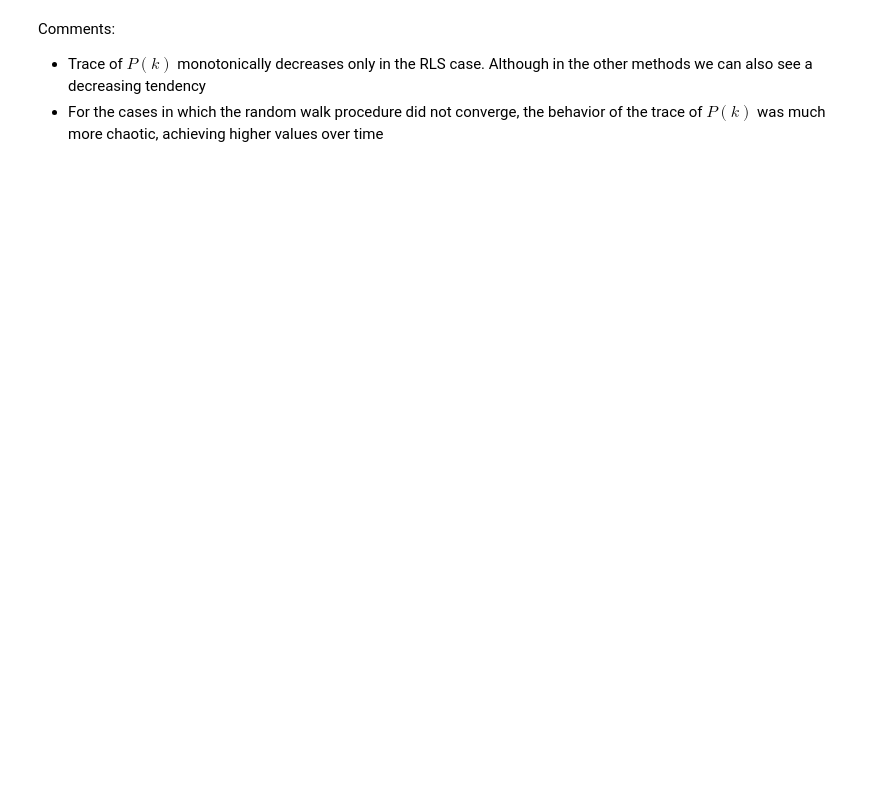
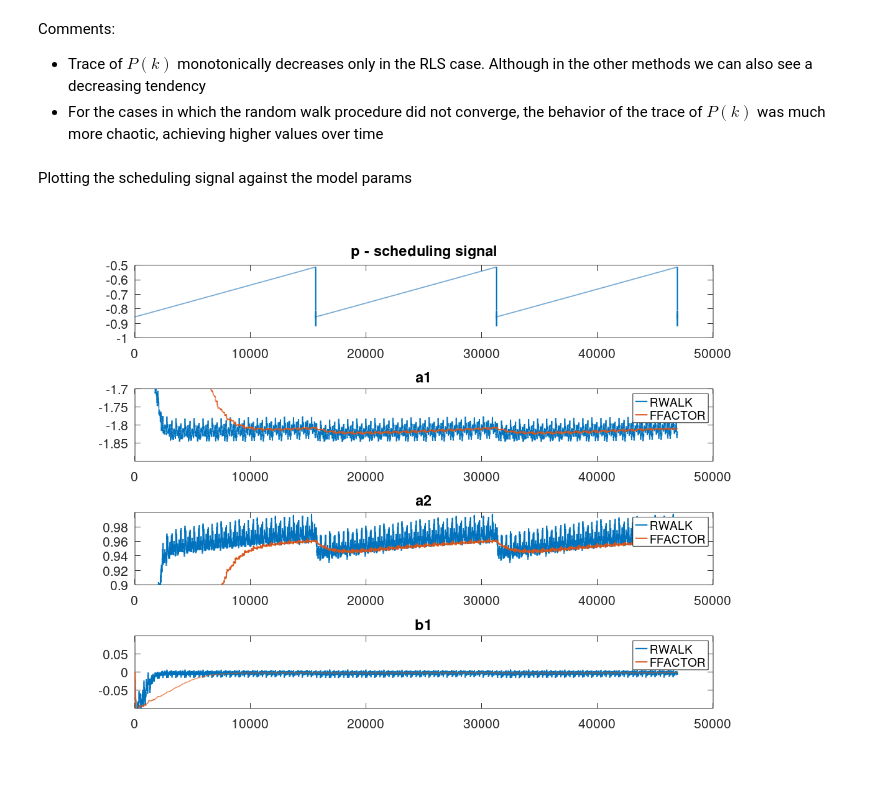
Before and after one commit to felipecostapereira/MEC2015_SYSTEM_IDENTIFICATION, a Jupyter notebook: Work_04/SYS_ID_04_RLS_ACT02_Felipe.ipynb, the cells around one changed output. Drawn from its saved outputs; the diff is of its cells as text; code cells hidden in the pictures; blank space fills up the shorter version.

```diff
--- a/Work_04/SYS_ID_04_RLS_ACT02_Felipe.ipynb
+++ b/Work_04/SYS_ID_04_RLS_ACT02_Felipe.ipynb
@@ -276,3 +277,19 @@ Comments:
 
 - Trace of $P(k)$ monotonically decreases only in the RLS case. Although in the other methods we can also see a decreasing tendency
 - For the cases in which the random walk procedure did not converge, the behavior of the trace of $P(k)$ was much more chaotic, achieving higher values over time
+# %% [markdown]
+Plotting the scheduling signal against the model params
+# %%
+figure
+set(gcf, 'Position', [0 0 1200 900]);
+
+subplot (411), plot (t, ps ,'Linewidth',2), title('p - scheduling signal');
+ylim([-1 -.5])
+subplot (412), plot (t, [a1h2 a1h3],'Linewidth',2), title('a1'), legend('RWALK', 'FFACTOR');
+ylim([-1.9 -1.7])
+subplot (413), plot (t, [a2h2 a2h3],'Linewidth',2), title('a2'), legend('RWALK', 'FFACTOR');
+ylim([.9 1])
+subplot (414), plot (t, [b1h2 b1h3],'Linewidth',2), title('b1'), legend('RWALK', 'FFACTOR');
+ylim([-.1 .1])
+# %% [output]
+[figure, added]
```
Also changed, not shown: parts of 6 cells of this notebook.
